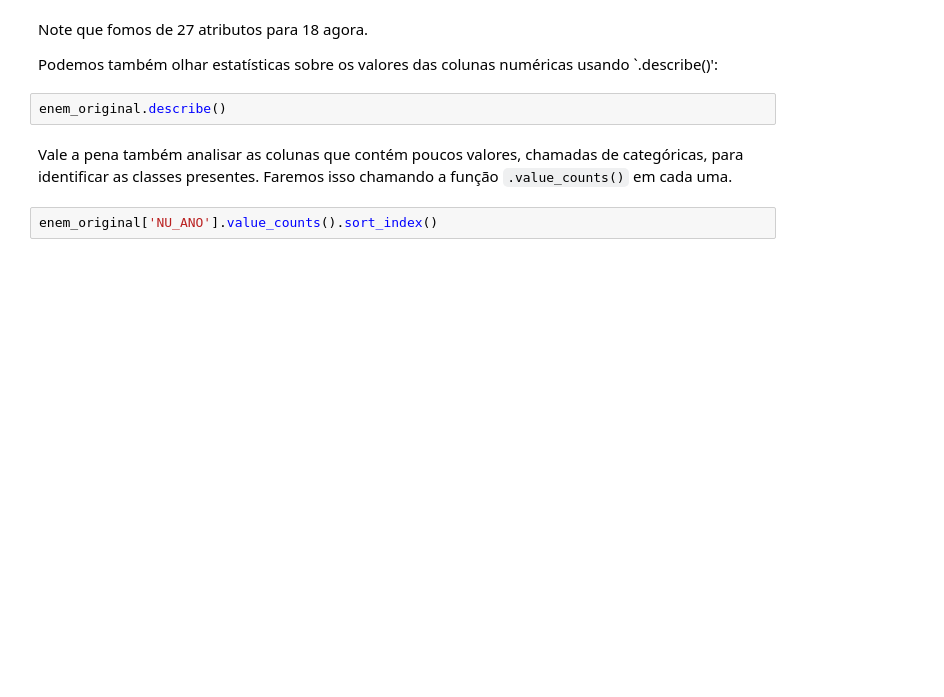
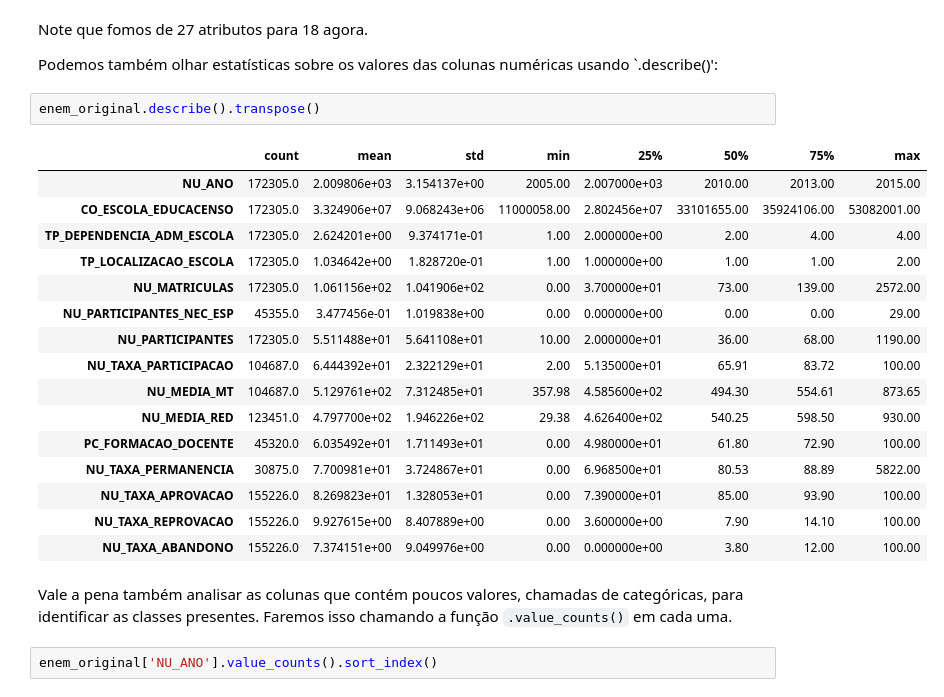
Before and after one commit to atejap05/pos_data_science_furg, a Jupyter notebook: disciplinas/Machine_Learning_I/tarefas/dados_enem/Furg_ECD_09_Machine_Learning_I_Tarefa_Dados_do_ENEM.ipynb, the cells around one changed output. Cells and saved outputs as stored; diff of their text form; blank space fills up the shorter version.

```diff
--- a/disciplinas/Machine_Learning_I/tarefas/dados_enem/Furg_ECD_09_Machine_Learning_I_Tarefa_Dados_do_ENEM.ipynb
+++ b/disciplinas/Machine_Learning_I/tarefas/dados_enem/Furg_ECD_09_Machine_Learning_I_Tarefa_Dados_do_ENEM.ipynb
@@ -91,7 +141,24 @@ Note que fomos de 27 atributos para 18 agora.
 
 Podemos também olhar estatísticas sobre os valores das colunas numéricas usando `.describe()':
 # %%
-enem_original.describe()
+enem_original.describe().transpose()
+# %% [output]
+|  | count | mean | std | min | 25% | 50% | 75% | max |
+| NU_ANO | 172305.0 | 2.009806e+03 | 3.154137e+00 | 2005.00 | 2.007000e+03 | 2010.00 | 2013.00 | 2015.00 |
+| CO_ESCOLA_EDUCACENSO | 172305.0 | 3.324906e+07 | 9.068243e+06 | 11000058.00 | 2.802456e+07 | 33101655.00 | 35924106.00 | 53082001.00 |
+| TP_DEPENDENCIA_ADM_ESCOLA | 172305.0 | 2.624201e+00 | 9.374171e-01 | 1.00 | 2.000000e+00 | 2.00 | 4.00 | 4.00 |
+| TP_LOCALIZACAO_ESCOLA | 172305.0 | 1.034642e+00 | 1.828720e-01 | 1.00 | 1.000000e+00 | 1.00 | 1.00 | 2.00 |
+| NU_MATRICULAS | 172305.0 | 1.061156e+02 | 1.041906e+02 | 0.00 | 3.700000e+01 | 73.00 | 139.00 | 2572.00 |
+| NU_PARTICIPANTES_NEC_ESP | 45355.0 | 3.477456e-01 | 1.019838e+00 | 0.00 | 0.000000e+00 | 0.00 | 0.00 | 29.00 |
+| NU_PARTICIPANTES | 172305.0 | 5.511488e+01 | 5.641108e+01 | 10.00 | 2.000000e+01 | 36.00 | 68.00 | 1190.00 |
+| NU_TAXA_PARTICIPACAO | 104687.0 | 6.444392e+01 | 2.322129e+01 | 2.00 | 5.135000e+01 | 65.91 | 83.72 | 100.00 |
+| NU_MEDIA_MT | 104687.0 | 5.129761e+02 | 7.312485e+01 | 357.98 | 4.585600e+02 | 494.30 | 554.61 | 873.65 |
+| NU_MEDIA_RED | 123451.0 | 4.797700e+02 | 1.946226e+02 | 29.38 | 4.626400e+02 | 540.25 | 598.50 | 930.00 |
+| PC_FORMACAO_DOCENTE | 45320.0 | 6.035492e+01 | 1.711493e+01 | 0.00 | 4.980000e+01 | 61.80 | 72.90 | 100.00 |
+| NU_TAXA_PERMANENCIA | 30875.0 | 7.700981e+01 | 3.724867e+01 | 0.00 | 6.968500e+01 | 80.53 | 88.89 | 5822.00 |
+| NU_TAXA_APROVACAO | 155226.0 | 8.269823e+01 | 1.328053e+01 | 0.00 | 7.390000e+01 | 85.00 | 93.90 | 100.00 |
+| NU_TAXA_REPROVACAO | 155226.0 | 9.927615e+00 | 8.407889e+00 | 0.00 | 3.600000e+00 | 7.90 | 14.10 | 100.00 |
+| NU_TAXA_ABANDONO | 155226.0 | 7.374151e+00 | 9.049976e+00 | 0.00 | 0.000000e+00 | 3.80 | 12.00 | 100.00 |
 # %% [markdown]
 Vale a pena também analisar as colunas que contém poucos valores, chamadas de categóricas, para identificar as classes presentes. Faremos isso chamando a função `.value_counts()` em cada uma.
 # %%
```
Also changed, not shown: parts of 37 cells of this notebook, 1 other file.
